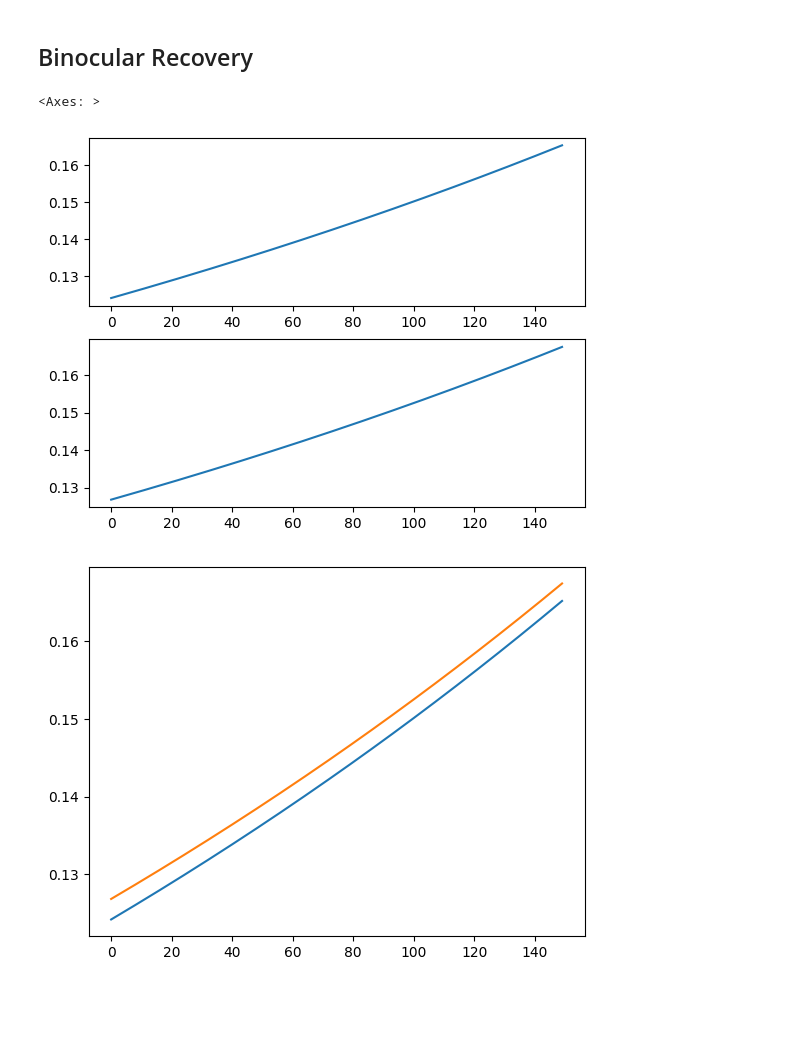
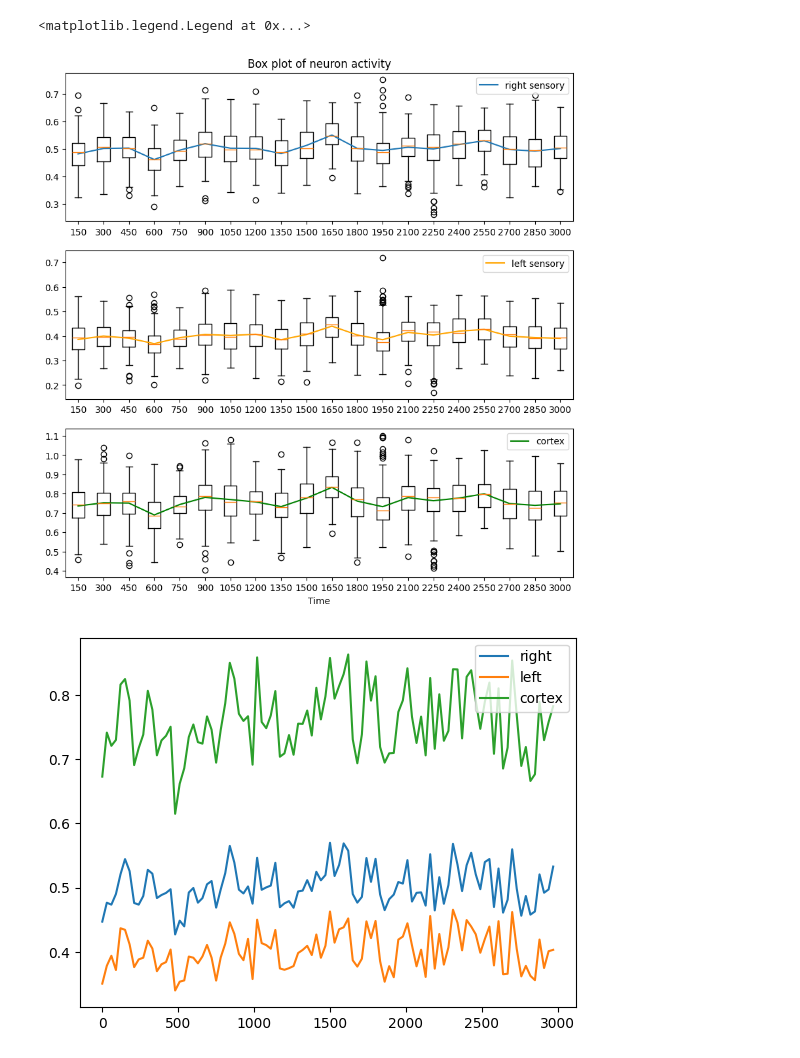
Before and after one commit to Jim137/binocular_balance, a Jupyter notebook: bb.ipynb, the cells around one changed output. Cells and saved outputs as stored; diff of their text form; code cells hidden in the pictures; blank space fills up the shorter version.

```diff
--- a/bb.ipynb
+++ b/bb.ipynb
@@ -109,2 +185,0 @@ plot_weight_value(cortex, ax, presynaptic_neuron_id=2)
-# %% [markdown]
-## Binocular Recovery
@@ -119,13 +186,26 @@ sensory, cortex, motor = record_splitter(recording, "bisensory")
-# %%
-fig, (ax1, ax2) = plt.subplots(2, 1)
-plot_weight_value(cortex, ax1, presynaptic_neuron_id=0)
-plot_weight_value(cortex, ax2, presynaptic_neuron_id=2)
-
-
-fig, ax = plt.subplots()
-plot_weight_value(cortex, ax, presynaptic_neuron_id=0)
-plot_weight_value(cortex, ax, presynaptic_neuron_id=2)
-# %% [output]
-<Axes: >
-[figure, removed]
-[figure, removed]
+# %%
+fig, (ax1, ax2, ax3) = plt.subplots(3, 1, figsize=(10, 10))
+plot_neuron_activity(
+    sensory3[0], ax1, is_box_plot=True, label="right sensory", num_box=20
+)
+plot_neuron_activity(
+    sensory3[1], ax2, is_box_plot=True, label="left sensory", num_box=20, color="orange"
+)
+plot_neuron_activity(
+    cortex3, ax3, is_box_plot=True, label="cortex", num_box=20, color="green"
+)
+ax1.set_title("Box plot of neuron activity")
+ax1.legend(loc="upper right")
+ax2.legend(loc="upper right")
+ax3.legend(loc="upper right")
+ax3.set_xlabel("Time")
+
+fig, ax = plt.subplots()
+plot_neuron_activity(sensory3[0], ax, is_mean_plot=True, label="right")
+plot_neuron_activity(sensory3[1], ax, is_mean_plot=True, label="left")
+plot_neuron_activity(cortex3, ax, is_mean_plot=True, label="cortex")
+ax.legend(loc="upper right")
+# %% [output]
+<matplotlib.legend.Legend at 0x...>
+[figure, added]
+[figure, added]
```
Also changed, not shown: parts of 26 cells of this notebook, 1 other file.
